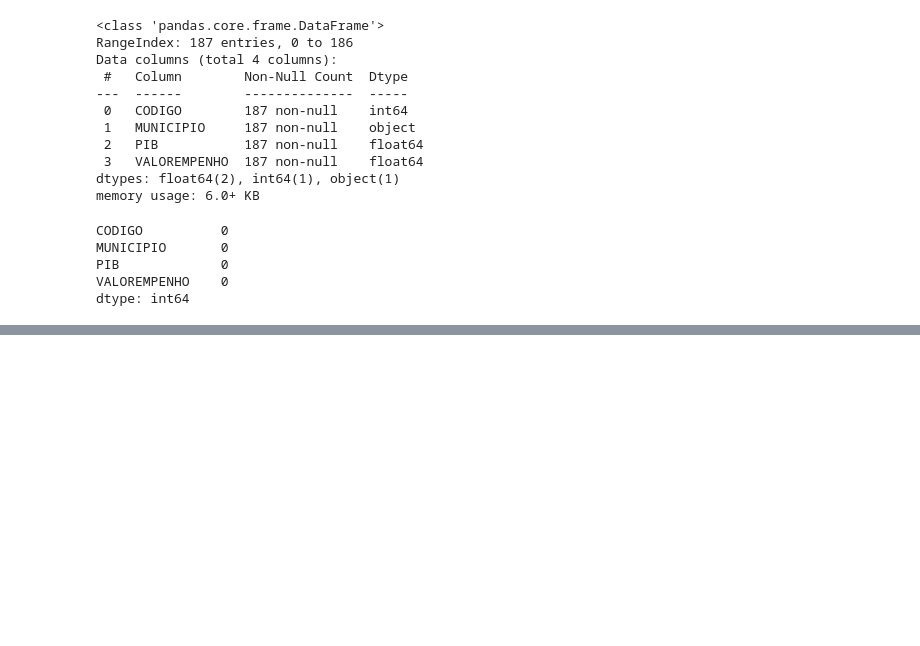
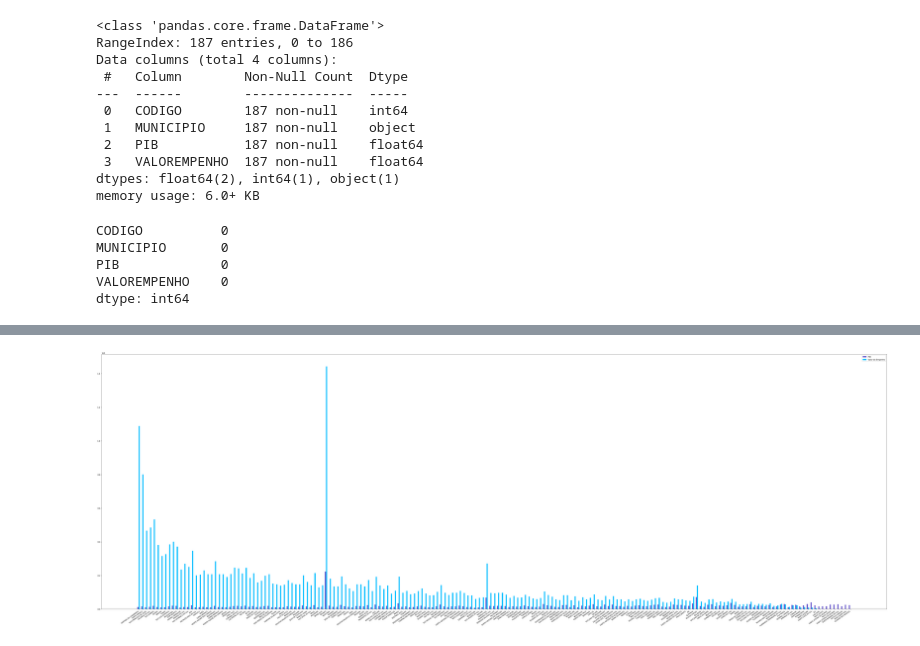
Before and after one commit to hecpinheiro/Ciencia-de-dados, a Jupyter notebook: dadosgovRS.ipynb, the cells around one changed output, grey strips where cells are left out. Drawn from its saved outputs; the diff is of its cells as text; code cells hidden in the pictures; blank space fills up the shorter version.

Commit message:
implementando gráfico de 2 barras

```diff
--- a/dadosgovRS.ipynb
+++ b/dadosgovRS.ipynb
@@ -60,0 +60,17 @@ plt.show()
+# %%
+barWidth = 0.30
+plt.figure(figsize=(75,25))
+
+# Definindo as posições das barras
+r1 = np.arange(len(dataset.PIB))
+r2 = [x + barWidth for x in r1]
+
+# Criando as barras
+plt.bar(r1, dataset.PIB, color='#6A5ACD', width=barWidth, label='PIB')
+plt.bar(r2, dataset.VALOREMPENHO, color='#00BFFF', width=barWidth, label='Valor do Empenho')
+plt.xticks([r + barWidth for r in range(len(dataset.PIB))], dataset.MUNICIPIO, size='small',rotation=35, ha="right")
+
+plt.legend()
+plt.show()
+# %% [output]
+[figure, added]
```
Also changed, not shown: parts of 3 cells of this notebook.
